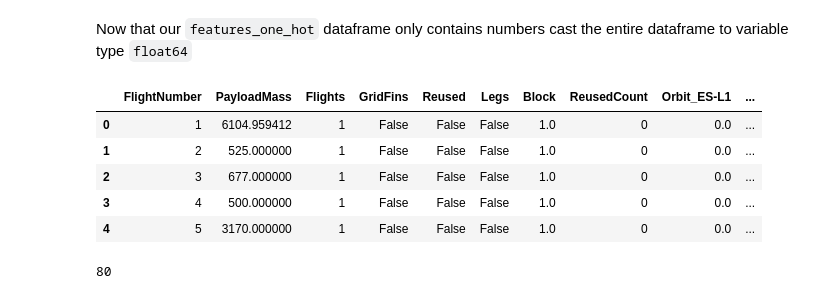
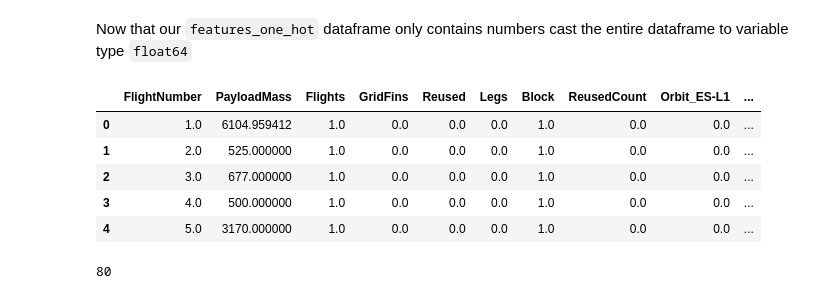
Before and after one commit to dblnk/IBM_DataScience_Capstone, a Jupyter notebook: jupyter-labs-eda-dataviz.ipynb, the cells around one changed output. Drawn from its saved outputs; the diff is of its cells as text; code cells hidden in the pictures.

```diff
--- a/jupyter-labs-eda-dataviz.ipynb
+++ b/jupyter-labs-eda-dataviz.ipynb
@@ -292,18 +293,16 @@ features_full.head()
 Now that our <code>features_one_hot</code> dataframe only contains numbers cast the entire dataframe to variable type <code>float64</code>
 # %%
 # HINT: use astype function
-features_one_hot = features_one_hot.astype(float)
-
-features_full = pd.concat([features,features_one_hot], axis=1)
 features_full.drop(['Orbit', 'LaunchSite', 'LandingPad', 'Serial'], axis=1, inplace=True)
-features_full.head()
+features_full = features_full.astype(float)
+features_full
 # %% [output]
 |  | FlightNumber | PayloadMass | Flights | GridFins | Reused | Legs | Block | ReusedCount | Orbit_ES-L1 | ... |
-| 0 | 1 | 6104.959412 | 1 | False | False | False | 1.0 | 0 | 0.0 | ... |
-| 1 | 2 | 525.000000 | 1 | False | False | False | 1.0 | 0 | 0.0 | ... |
-| 2 | 3 | 677.000000 | 1 | False | False | False | 1.0 | 0 | 0.0 | ... |
-| 3 | 4 | 500.000000 | 1 | False | False | False | 1.0 | 0 | 0.0 | ... |
-| 4 | 5 | 3170.000000 | 1 | False | False | False | 1.0 | 0 | 0.0 | ... |
+| 0 | 1.0 | 6104.959412 | 1.0 | 0.0 | 0.0 | 0.0 | 1.0 | 0.0 | 0.0 | ... |
+| 1 | 2.0 | 525.000000 | 1.0 | 0.0 | 0.0 | 0.0 | 1.0 | 0.0 | 0.0 | ... |
+| 2 | 3.0 | 677.000000 | 1.0 | 0.0 | 0.0 | 0.0 | 1.0 | 0.0 | 0.0 | ... |
+| 3 | 4.0 | 500.000000 | 1.0 | 0.0 | 0.0 | 0.0 | 1.0 | 0.0 | 0.0 | ... |
+| 4 | 5.0 | 3170.000000 | 1.0 | 0.0 | 0.0 | 0.0 | 1.0 | 0.0 | 0.0 | ... |
 # %%
 len(features_full.columns)
 # %% [output]
```
Also changed, not shown: parts of 5 cells of this notebook.
